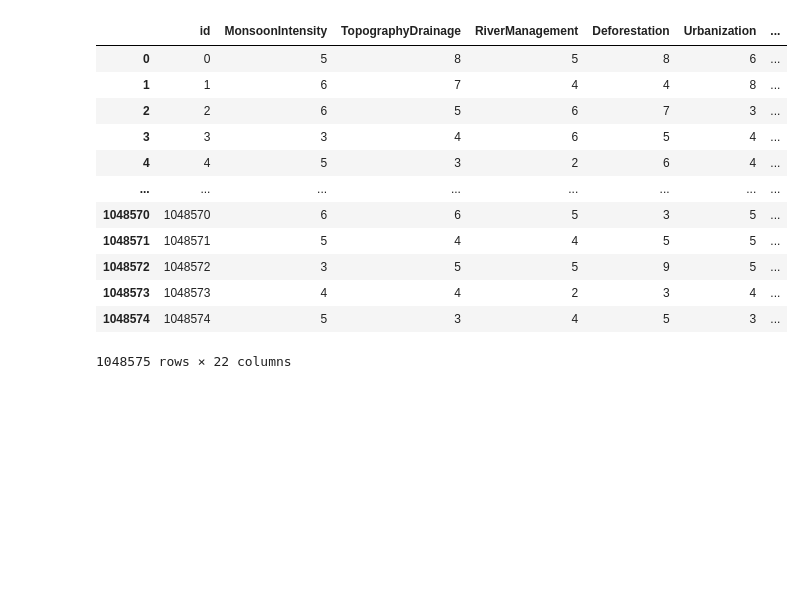
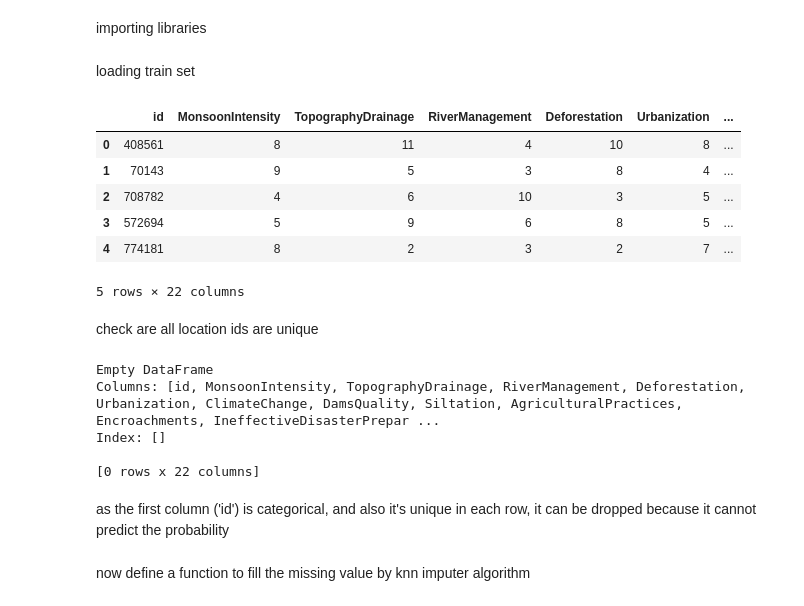
Before and after one commit to danial3000/ai_project, a Jupyter notebook: Phase 1/linear regression/lr.ipynb, the cells around one changed output. Cells and saved outputs as stored; diff of their text form; code cells hidden in the pictures; blank space fills up the shorter version.

```diff
--- a/Phase 1/linear regression/lr.ipynb
+++ b/Phase 1/linear regression/lr.ipynb
@@ -1 +1,3 @@
+# %% [markdown]
+importing libraries
 # %%
@@ -4,17 +9,26 @@ import numpy as np
+# %% [markdown]
+loading train set
 # %%
-df = pd.read_csv("project datas/Phase 1/Linear Regression/train.csv")
-df
+train = pd.read_csv("train.csv")
+train.head()
 # %% [output]
 |  | id | MonsoonIntensity | TopographyDrainage | RiverManagement | Deforestation | Urbanization | ... |
-| 0 | 0 | 5 | 8 | 5 | 8 | 6 | ... |
-| 1 | 1 | 6 | 7 | 4 | 4 | 8 | ... |
-| 2 | 2 | 6 | 5 | 6 | 7 | 3 | ... |
-| 3 | 3 | 3 | 4 | 6 | 5 | 4 | ... |
-| 4 | 4 | 5 | 3 | 2 | 6 | 4 | ... |
-| ... | ... | ... | ... | ... | ... | ... | ... |
-| 1048570 | 1048570 | 6 | 6 | 5 | 3 | 5 | ... |
-| 1048571 | 1048571 | 5 | 4 | 4 | 5 | 5 | ... |
-| 1048572 | 1048572 | 3 | 5 | 5 | 9 | 5 | ... |
-| 1048573 | 1048573 | 4 | 4 | 2 | 3 | 4 | ... |
-| 1048574 | 1048574 | 5 | 3 | 4 | 5 | 3 | ... |
+| 0 | 408561 | 8 | 11 | 4 | 10 | 8 | ... |
+| 1 | 70143 | 9 | 5 | 3 | 8 | 4 | ... |
+| 2 | 708782 | 4 | 6 | 10 | 3 | 5 | ... |
+| 3 | 572694 | 5 | 9 | 6 | 8 | 5 | ... |
+| 4 | 774181 | 8 | 2 | 3 | 2 | 7 | ... |
-1048575 rows × 22 columns
+5 rows × 22 columns
+# %% [markdown]
+check are all location ids are unique
+# %%
+duplicates = train[train.duplicated(subset=['id'])]
+print(duplicates)
+# %% [output]
+Empty DataFrame
+Columns: [id, MonsoonIntensity, TopographyDrainage, RiverManagement, Deforestation, Urbanization, ClimateChange, DamsQuality, Siltation, AgriculturalPractices, Encroachments, IneffectiveDisasterPrepar ...
+Index: []
+
+[0 rows x 22 columns]
+# %% [markdown]
+as the first column ('id') is categorical, and also it's unique in each row, it can be dropped because it cannot predict the probability
@@ -20,0 +37,2 @@ df
+# %% [markdown]
+now define a function to fill the missing value by knn imputer algorithm
```
Also changed, not shown: parts of 35 cells of this notebook.
